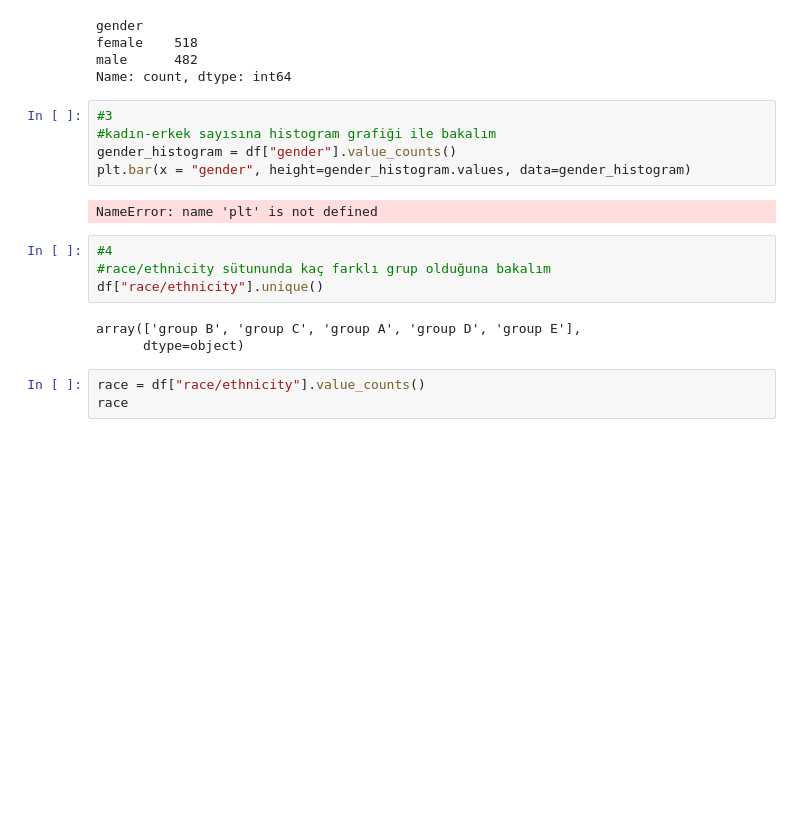
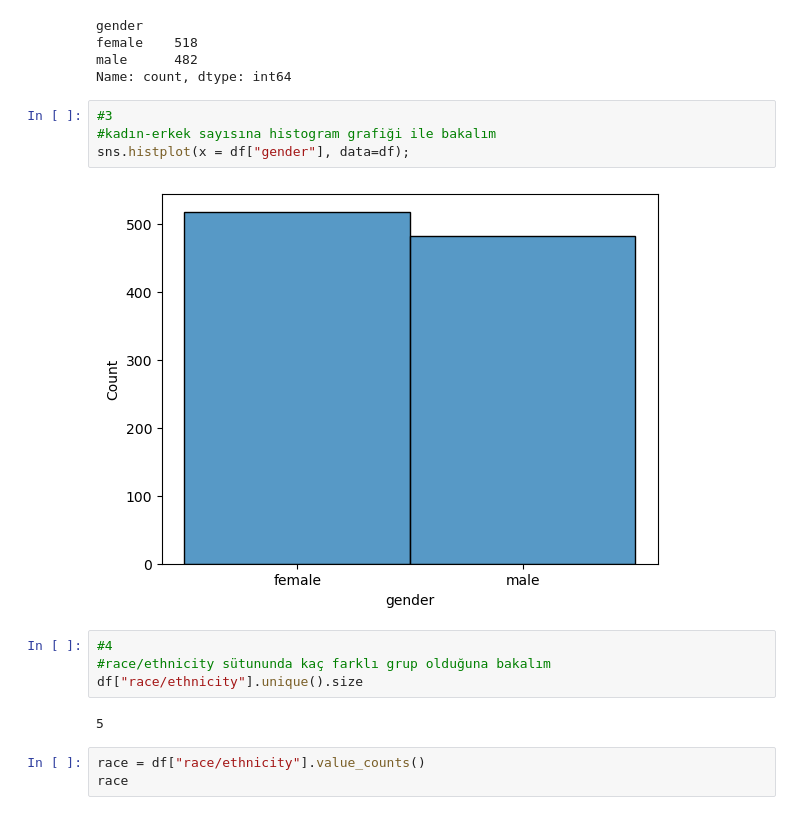
Before and after one commit to AdemCan05/HI-kod-5.Atolye, a Jupyter notebook: 7.Hafta/Students_Performance_Odev.ipynb, the cells around one changed output. Saved outputs shown, nothing was run; the diff lists cells and outputs as text; blank space fills up the shorter version.

```diff
--- a/7.Hafta/Students_Performance_Odev.ipynb
+++ b/7.Hafta/Students_Performance_Odev.ipynb
@@ -27,17 +43,15 @@ Name: count, dtype: int64
 # %%
 #3
 #kadın-erkek sayısına histogram grafiği ile bakalım
-gender_histogram = df["gender"].value_counts()
-plt.bar(x = "gender", height=gender_histogram.values, data=gender_histogram)
+sns.histplot(x = df["gender"], data=df);
 # %% [output]
-NameError: name 'plt' is not defined
+[figure, added]
 # %%
 #4
 #race/ethnicity sütununda kaç farklı grup olduğuna bakalım
-df["race/ethnicity"].unique()
+df["race/ethnicity"].unique().size
 # %% [output]
-array(['group B', 'group C', 'group A', 'group D', 'group E'],
-      dtype=object)
+5
 # %%
 race = df["race/ethnicity"].value_counts()
 race
```
Also changed, not shown: parts of 10 cells of this notebook.
